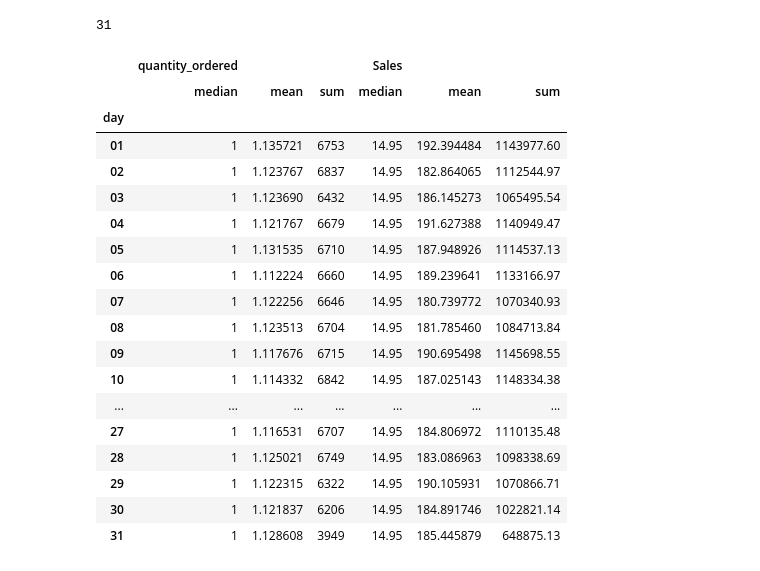
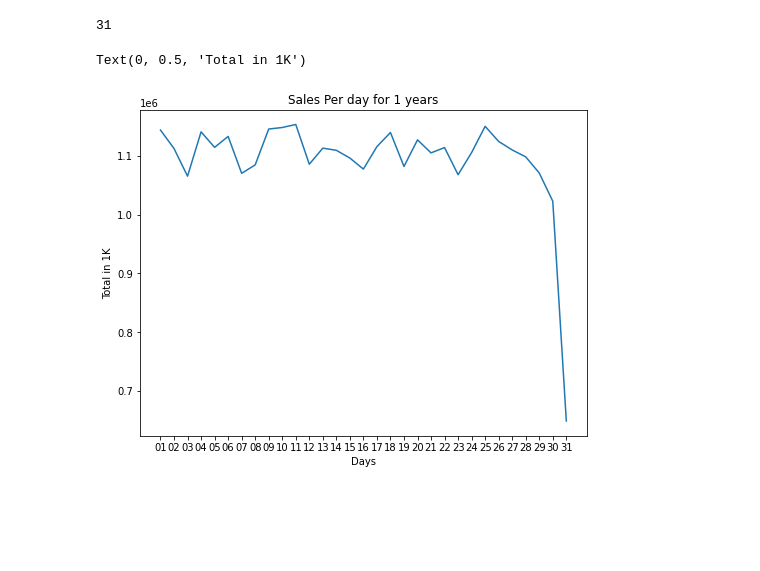
Before and after one commit to Xwyzworms/Tabular-Data-Small-Projects, a Jupyter notebook: SalesDataAnalysis.ipynb, the cells around one changed output. Drawn from its saved outputs; the diff is of its cells as text; code cells hidden in the pictures; blank space fills up the shorter version.

```diff
--- a/SalesDataAnalysis.ipynb
+++ b/SalesDataAnalysis.ipynb
@@ -205,24 +207,13 @@ len(dfCleaned.groupby(["day"]).head(1))
 # %% [output]
 31
 # %%
-dfCleaned.groupby(['day']).aggregate({np.sum,np.mean,np.median})[["quantity_ordered","Sales"]]
+SkecthIt1 = dfCleaned.groupby(['day']).aggregate({np.sum,np.mean,np.median})[["quantity_ordered","Sales"]]
-# %% [output]
-|  | quantity_ordered |  |  | Sales |  |  |
-|  | median | mean | sum | median | mean | sum |
-| day |  |  |  |  |  |  |
-| 01 | 1 | 1.135721 | 6753 | 14.95 | 192.394484 | 1143977.60 |
-| 02 | 1 | 1.123767 | 6837 | 14.95 | 182.864065 | 1112544.97 |
-| 03 | 1 | 1.123690 | 6432 | 14.95 | 186.145273 | 1065495.54 |
-| 04 | 1 | 1.121767 | 6679 | 14.95 | 191.627388 | 1140949.47 |
-| 05 | 1 | 1.131535 | 6710 | 14.95 | 187.948926 | 1114537.13 |
-| 06 | 1 | 1.112224 | 6660 | 14.95 | 189.239641 | 1133166.97 |
-| 07 | 1 | 1.122256 | 6646 | 14.95 | 180.739772 | 1070340.93 |
-| 08 | 1 | 1.123513 | 6704 | 14.95 | 181.785460 | 1084713.84 |
-| 09 | 1 | 1.117676 | 6715 | 14.95 | 190.695498 | 1145698.55 |
-| 10 | 1 | 1.114332 | 6842 | 14.95 | 187.025143 | 1148334.38 |
-| ... | ... | ... | ... | ... | ... | ... |
-| 27 | 1 | 1.116531 | 6707 | 14.95 | 184.806972 | 1110135.48 |
-| 28 | 1 | 1.125021 | 6749 | 14.95 | 183.086963 | 1098338.69 |
-| 29 | 1 | 1.122315 | 6322 | 14.95 | 190.105931 | 1070866.71 |
-| 30 | 1 | 1.121837 | 6206 | 14.95 | 184.891746 | 1022821.14 |
-| 31 | 1 | 1.128608 | 3949 | 14.95 | 185.445879 | 648875.13 |
+# %%
+plt.figure(figsize=(8,6))
+plt.plot(SkecthIt1[("Sales","sum")])
+plt.title("Sales Per day for 1 years")
+plt.xlabel ( 'Days' )
+plt.ylabel ("Total in 1K")
+# %% [output]
+Text(0, 0.5, 'Total in 1K')
+[figure, added]
```
Also changed, not shown: parts of 12 cells of this notebook.
